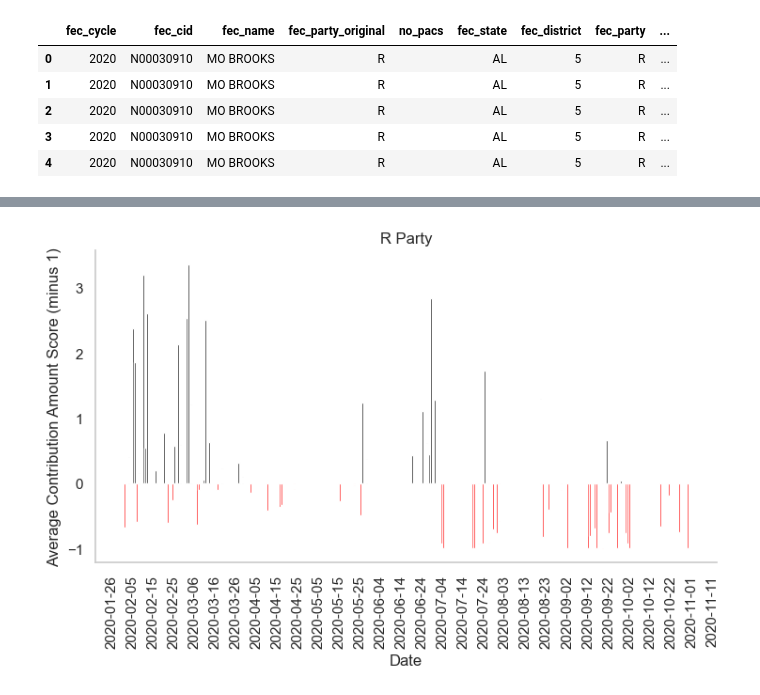
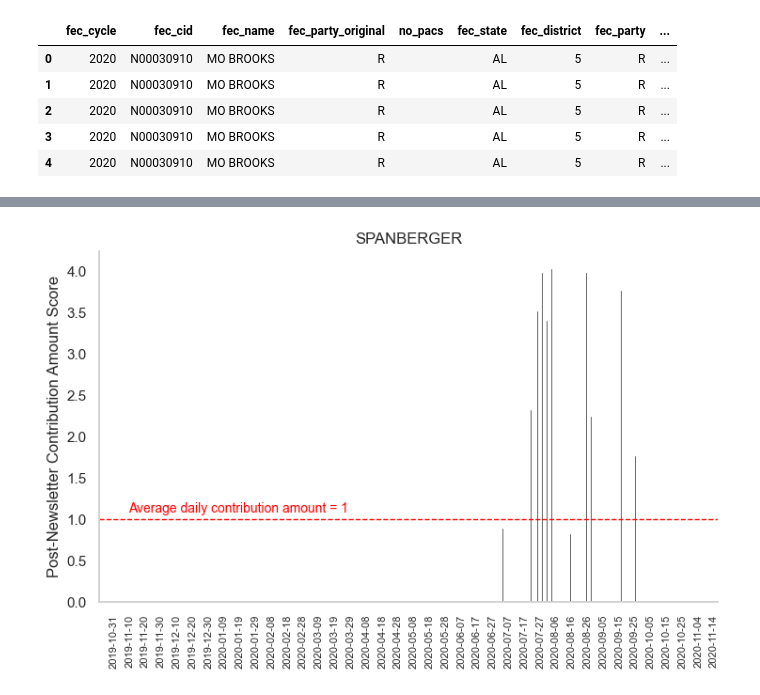
Before and after one commit to marobinette/cfd-project-ds1, a Jupyter notebook: notebooks/Matched_Politicians_EDA.ipynb, the cells around one changed output, grey strips where cells are left out. Drawn from its saved outputs; the diff is of its cells as text; code cells hidden in the pictures.

Commit message:
Filtered to Type 15 contributions, reran all data, and began creating graphs.

```diff
--- a/notebooks/Matched_Politicians_EDA.ipynb
+++ b/notebooks/Matched_Politicians_EDA.ipynb
@@ -706,14 +590,20 @@ plt.show()
 # %%
+# Set politician name and date range
+pol_name = "SPANBERGER"
+min_date = "2019-11-03"
+max_date = "2020-11-02"
+
 # Make sure dates are datetime
 joined_all_df["dc_date"] = pd.to_datetime(joined_all_df["dc_date"])
-joined_date_filter_df = joined_all_df[joined_all_df["dc_date"].between("2020-02-01","2020-11-02")]
-joined_date_filter_df = joined_date_filter_df[joined_date_filter_df["dc_name"].str.contains("MCCARTHY")]
+joined_date_filter_df = joined_all_df[joined_all_df["dc_date"].between(min_date, max_date)]
+joined_date_filter_df = joined_date_filter_df[joined_date_filter_df["dc_name"].str.contains(pol_name)]
 
 # Filter to only D and R parties
 party_df = joined_date_filter_df[joined_date_filter_df["dc_party"].isin(["D", "R"])].copy()
 
 # Subtract 1 from contrib_amount_score to center around 0
-party_df["adj_contrib_score"] = party_df["contrib_amount_score"] - 1
+# party_df["adj_contrib_score"] = party_df["contrib_amount_score"] - 1
+party_df["adj_contrib_score"] = party_df["contrib_amount_score"]
 
 # Group by day and party to calculate average adjusted contribution score
 daily_avg_df = (
@@ -721,34 +611,46 @@ daily_avg_df = (
     .agg(avg_adj_contrib_score=("adj_contrib_score", "mean"))
     .sort_values(["dc_party", "dc_date"])
 )
 
 # Create FacetGrid for party
 g = sns.FacetGrid(daily_avg_df, col="dc_party", height=5, aspect=1.5)
 
 # Plot bars manually to allow conditional coloring
 def plot_colored_bars(data, **kwargs):
     ax = plt.gca()
 
     # Plot all bars with conditional coloring
     for i, row in data.iterrows():
         color = "red" if row["avg_adj_contrib_score"] < 0 else "black"
         ax.bar(row["dc_date"], row["avg_adj_contrib_score"], color=color)
 
     # Format x-axis: show labels every 10 days
     ax.xaxis.set_major_locator(mdates.DayLocator(interval=10))
     ax.xaxis.set_major_formatter(mdates.DateFormatter("%Y-%m-%d"))
-    plt.setp(ax.get_xticklabels(), rotation=90)  # rotate labels
+    plt.setp(ax.get_xticklabels(), rotation=90, fontsize = 8)
+
+    # Force y-axis to start at 0
+    ax.set_ylim(bottom=0)
+
+    # Draw red dashed horizontal line at y=1
+    ax.axhline(y=1, color="red", linestyle="--", linewidth=1)
+
+    # Add label just above the line
+    x_pos = data["dc_date"].min()  # left-most date
+    y_pos = 1 + 0.05  # slightly above the line
+    ax.text(x_pos, y_pos, "Average daily contribution amount = 1", color="red", fontsize=10, va="bottom")
 
 g.map_dataframe(plot_colored_bars)
 
 # Set labels and remove grids
 for ax in g.axes.flat:
-    ax.set_xlabel("Date")
-    ax.set_ylabel("Average Contribution Amount Score (minus 1)")
+    ax.set_xlabel("")
+    ax.set_ylabel("Post-Newsletter Contribution Amount Score")
     ax.grid(False)
 
 g.set_titles(col_template="{col_name} Party")
+plt.title(pol_name)
 plt.tight_layout()
 plt.show()
 # %% [output]
-[figure, old version]
+[figure, new version]
```
Also changed, not shown: parts of 18 cells of this notebook, 5 other files.
